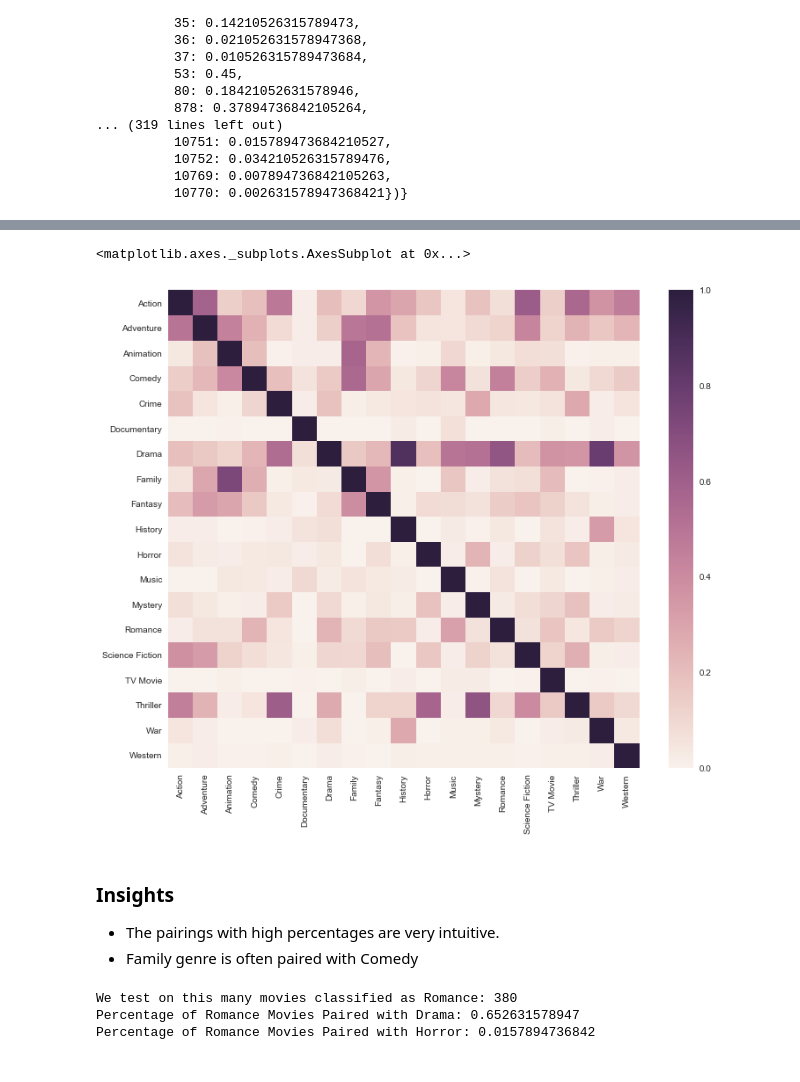
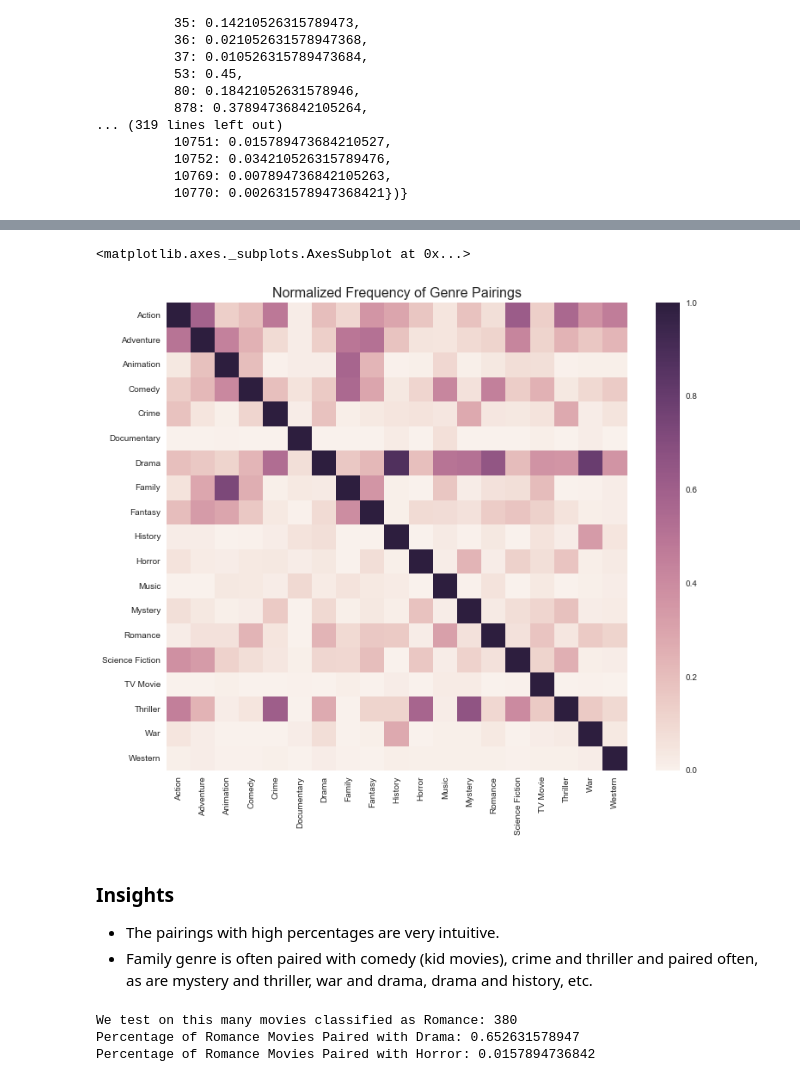
Before and after one commit to noahyonack/cs109b_final, a Jupyter notebook: FinalProject.ipynb, the cells around one changed output, grey strips where cells are left out. Drawn from its saved outputs; the diff is of its cells as text; code cells hidden in the pictures.

```diff
--- a/FinalProject.ipynb
+++ b/FinalProject.ipynb
@@ -431,15 +431,16 @@ percent_df = percent_df.reindex_axis(sorted(percent_df.columns), axis=1)
 percent_df = percent_df.reindex_axis(sorted(percent_df.columns), axis=0)
 # %%
 plt.figure(figsize=(12, 10))
+plt.title("Normalized Frequency of Genre Pairings", fontsize=16)
 sns.heatmap(percent_df)
 # %% [output]
 <matplotlib.axes._subplots.AxesSubplot at 0x...>
-[figure, old version]
+[figure, new version]
 # %% [markdown]
 ### Insights
 
 * The pairings with high percentages are very intuitive.
-* Family genre is often paired with Comedy
+* Family genre is often paired with comedy (kid movies), crime and thriller and paired often, as are mystery and thriller, war and drama, drama and history, etc.
 # %%
 percent_df.to_csv("genre_pairings_percentage.csv")
 # %%
```
